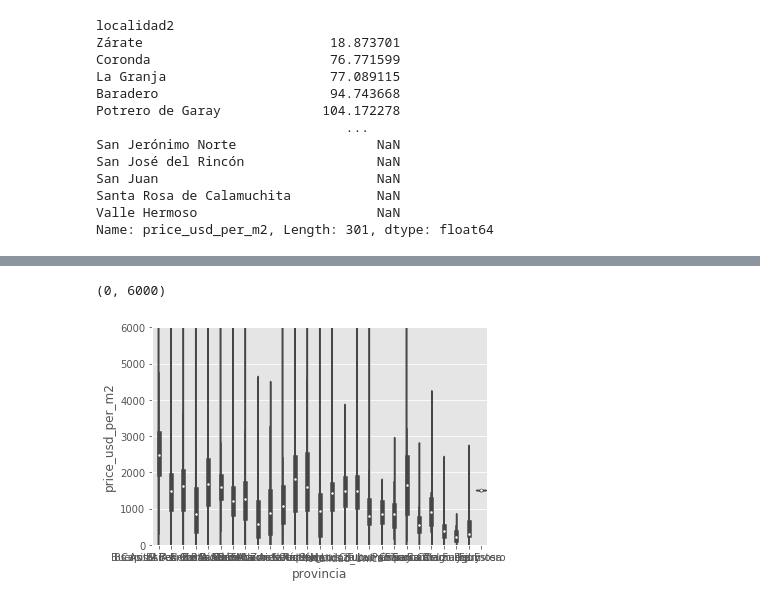
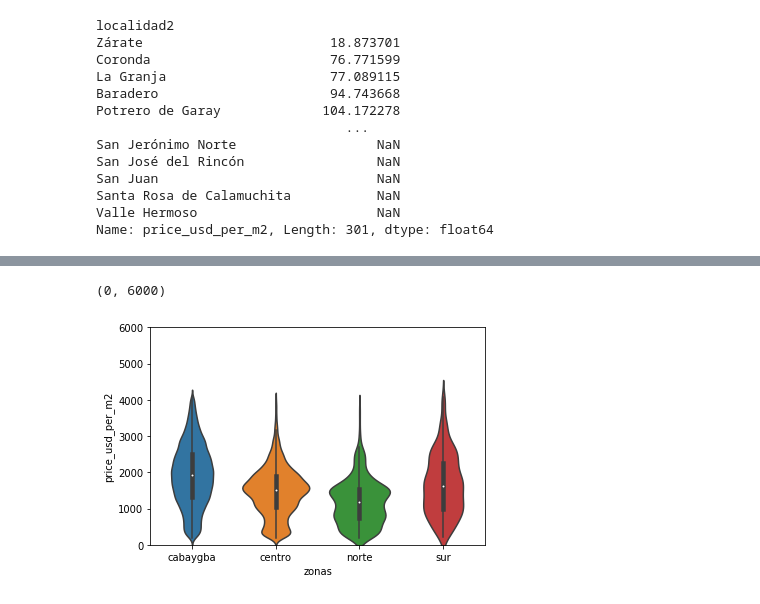
Before and after one commit to Properati-Analysis/TP1, a Jupyter notebook: Provincia Agrupadas.ipynb, the cells around one changed output, grey strips where cells are left out. Cells and saved outputs as stored; diff of their text form; code cells hidden in the pictures.

```diff
--- a/Provincia Agrupadas.ipynb
+++ b/Provincia Agrupadas.ipynb
@@ -265,6 +249,11 @@ plt.ylim(0, 6000)
-# %%
-B=sb.violinplot(localidades_agru['provincia'],localidades_agru['price_usd_per_m2'])
-plt.ylim(0, 6000)
-# %% [output]
-(0, 6000)
-[figure, removed]
+# %%
+data_filtered = localidades_agru[(localidades_agru.price_usd_per_m2 < localidades_agru.price_usd_per_m2.quantile(.95)) & (localidades_agru.price_usd_per_m2 > localidades_agru.price_usd_per_m2.quantile(.02))]
+# %%
+import matplotlib
+import matplotlib.pyplot as plt
+import seaborn as sb
+A=sb.violinplot(data_filtered['zonas'],data_filtered['price_usd_per_m2'])
+plt.ylim(0, 6000)
+# %% [output]
+(0, 6000)
+[figure, added]
```
Also changed, not shown: parts of 10 cells of this notebook.
